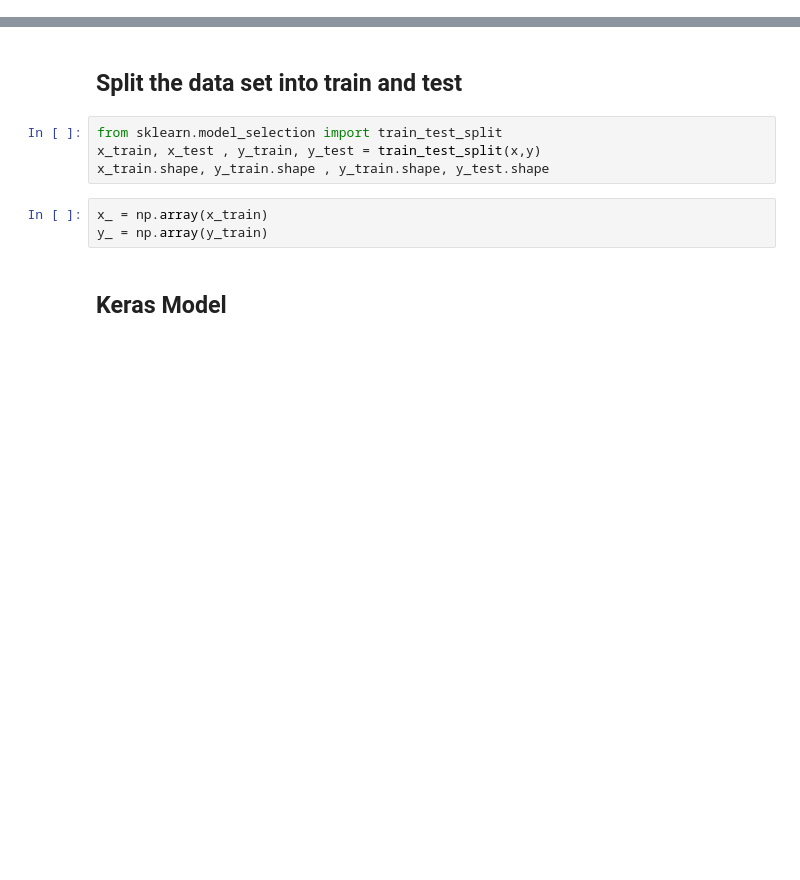
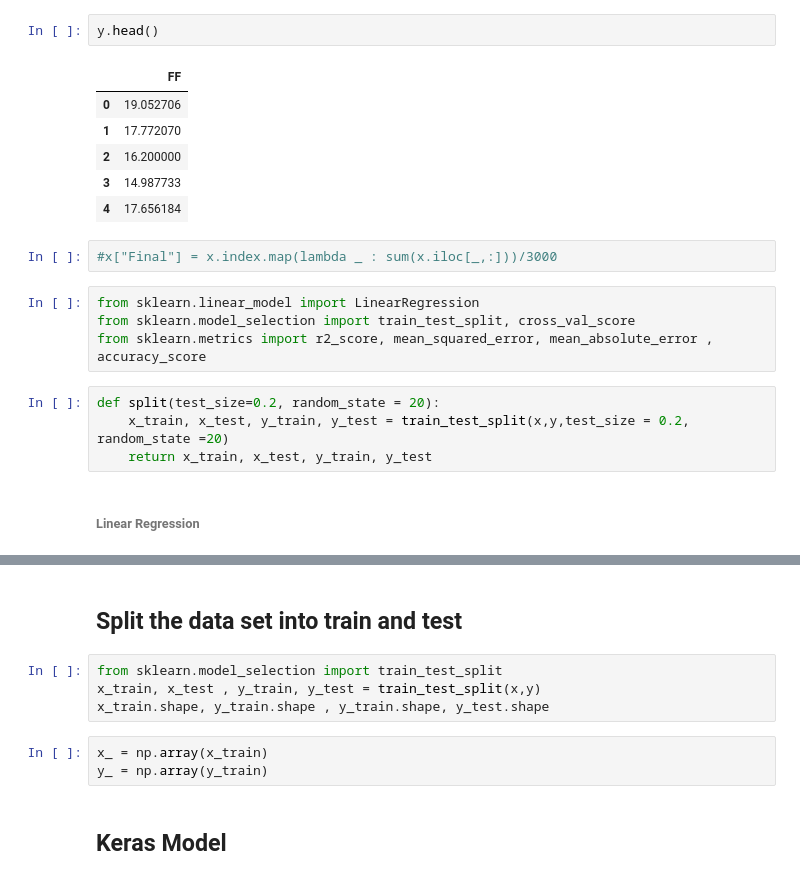
Before and after one commit to krishdb38/Bio_DeepLearning, a Jupyter notebook: Keras_Full_Complete_RL.ipynb, the cells around one changed output, grey strips where cells are left out. Drawn from its saved outputs; the diff is of its cells as text; blank space fills up the shorter version.

```diff
--- a/Keras_Full_Complete_RL.ipynb
+++ b/Keras_Full_Complete_RL.ipynb
@@ -53,0 +124,21 @@ y.head(2)
+# %%
+y.head()
+# %% [output]
+|  | FF |
+| 0 | 19.052706 |
+| 1 | 17.772070 |
+| 2 | 16.200000 |
+| 3 | 14.987733 |
+| 4 | 17.656184 |
+# %%
+#x["Final"] = x.index.map(lambda _ : sum(x.iloc[_,:]))/3000
+# %%
+from sklearn.linear_model import LinearRegression
+from sklearn.model_selection import train_test_split, cross_val_score
+from sklearn.metrics import r2_score, mean_squared_error, mean_absolute_error , accuracy_score
+# %%
+def split(test_size=0.2, random_state = 20):
+    x_train, x_test, y_train, y_test = train_test_split(x,y,test_size = 0.2, random_state =20)
+    return x_train, x_test, y_train, y_test
+# %% [markdown]
+###### Linear Regression
```
Also changed, not shown: parts of 29 cells of this notebook, 5 other files.
